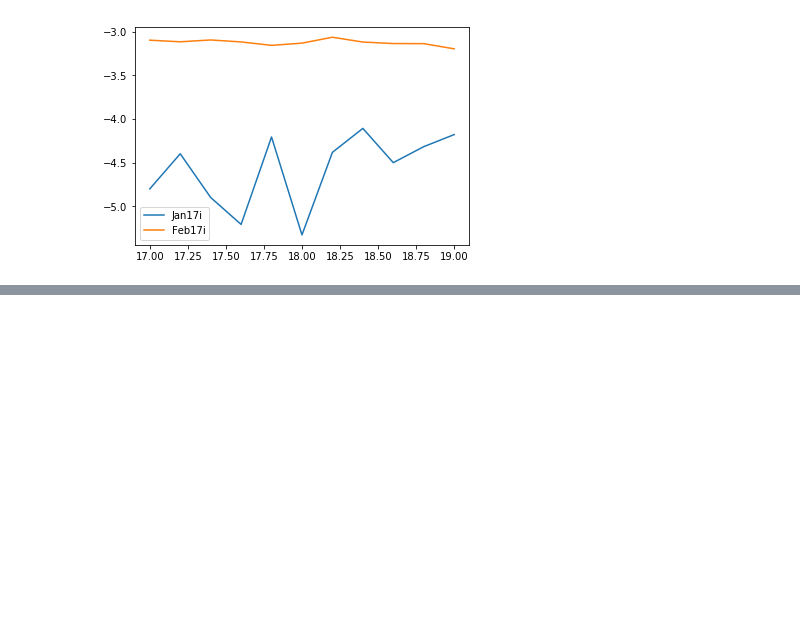
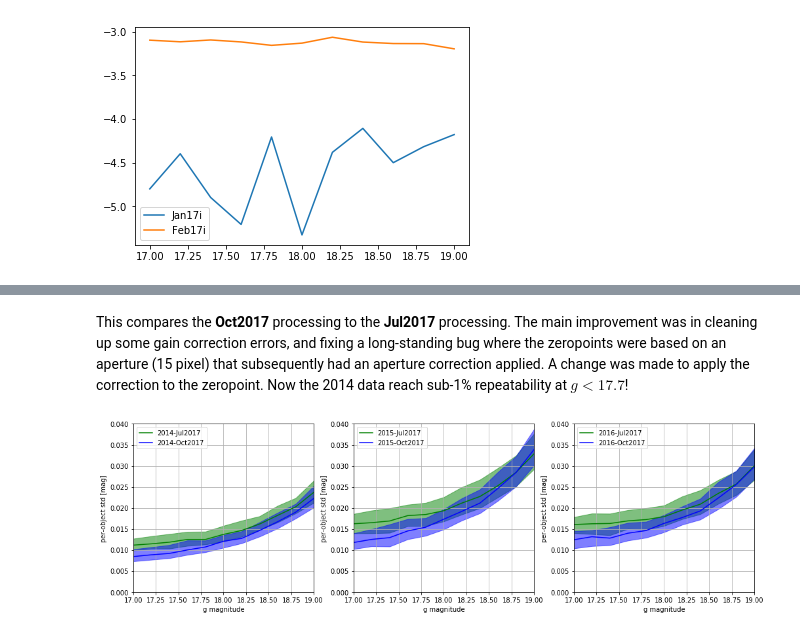
Before and after one commit to imcgreer/idmrm, a Jupyter notebook: notebooks/BokPhotAnalysis.ipynb, the cells around one changed output, grey strips where cells are left out. Drawn from its saved outputs; the diff is of its cells as text; code cells hidden in the pictures; blank space fills up the shorter version.

```diff
--- a/notebooks/BokPhotAnalysis.ipynb
+++ b/notebooks/BokPhotAnalysis.ipynb
@@ -12,7 +21,7 @@ Populating the interactive namespace from numpy and matplotlib
 # %%
-def load_pstable(psTabFn,photRun=None,season='2014'):
+def load_pstable(psTabFn,photRun=None,season='2014',**kwargs):
     if not os.path.exists(psTabFn):
-        psTab = bokrmphot.binned_phot_stats(photRun,season=season)
+        psTab = bokrmphot.binned_phot_stats(photRun,season=season,**kwargs)
         psTab.write(psTabFn)
     psTab = Table.read(psTabFn)
     for c in psTab.colnames:
@@ -211,0 +215,7 @@ plot_compare_scatters([ps2014g,ps2015g,ps2016g],['2014','2015','2016'],'gbr')
+# %%
+procOct2017 = OrderedDict()
+for season in ['2014','2015','2016','2017']:
+    procOct2017[season] = load_pstable('../archive/october_2017/phot_stats_%sg_v2.fits'%season,
+                                       'cleanstars',season,catdir='../archive/october_2017/')
+    print season
+    print procOct2017[season]['mbins','sig50','outlierFrac']
@@ -211,0 +240,13 @@ plot_compare_scatters([ps2014g,ps2015g,ps2016g],['2014','2015','2016'],'gbr')
+# %% [markdown]
+This compares the **Oct2017** processing to the **Jul2017** processing. The main improvement was in cleaning up some gain correction errors, and fixing a long-standing bug where the zeropoints were based on an aperture (15 pixel) that subsequently had an aperture correction applied. A change was made to apply the correction to the zeropoint. Now the 2014 data reach sub-1% repeatability at $g<17.7$!
+# %%
+figure(figsize=(14,4))
+subplots_adjust(0.05,0.1,0.99,0.99,0.22)
+for pnum,season in enumerate(['2014','2015','2016'],start=1):
+    ax = subplot(1,3,pnum)
+    plot_compare_scatters([procJul2017[season],procOct2017[season]],
+                          [season+'-Jul2017',season+'-Oct2017'],'gb',ax=ax)
+    ax.set_ylim(0,0.04)
+    ax.grid()
+# %% [output]
+[figure, added]
```
Also changed, not shown: parts of 26 cells of this notebook, 1 other file.
